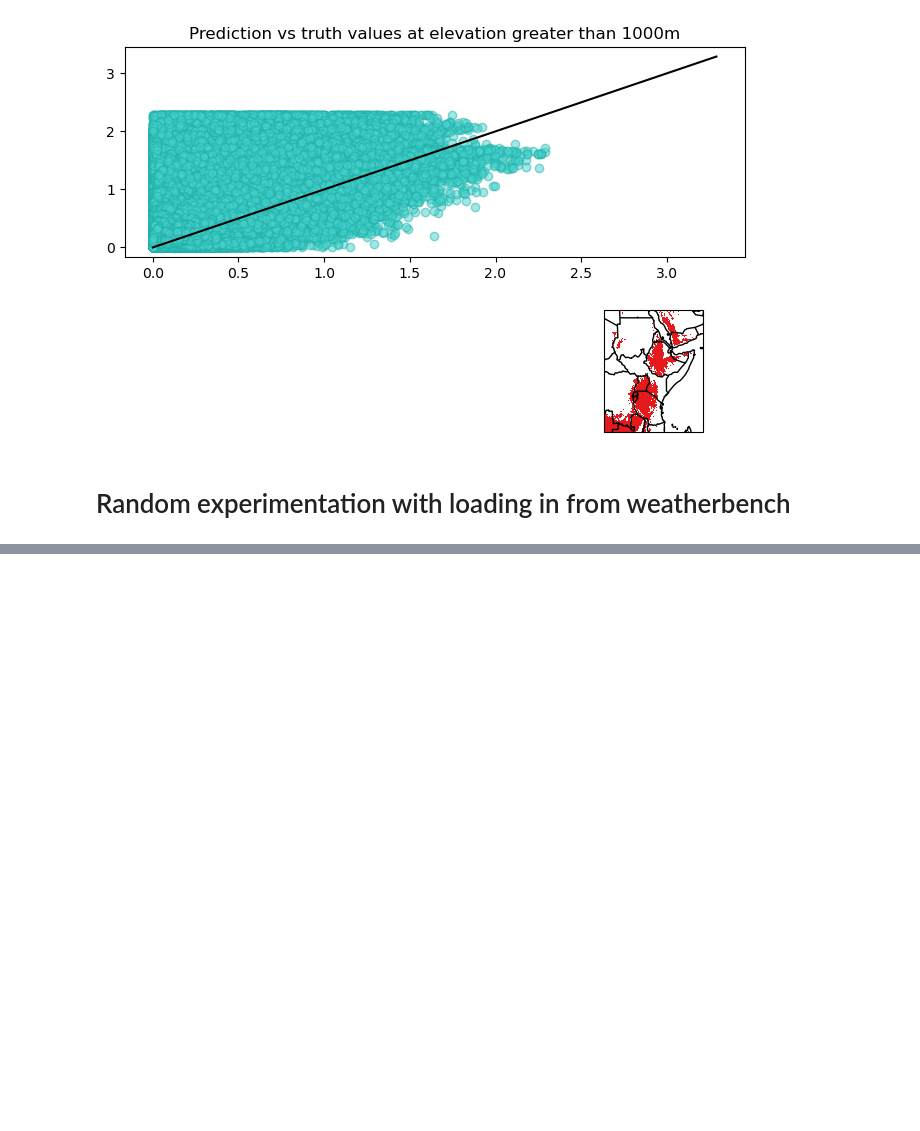
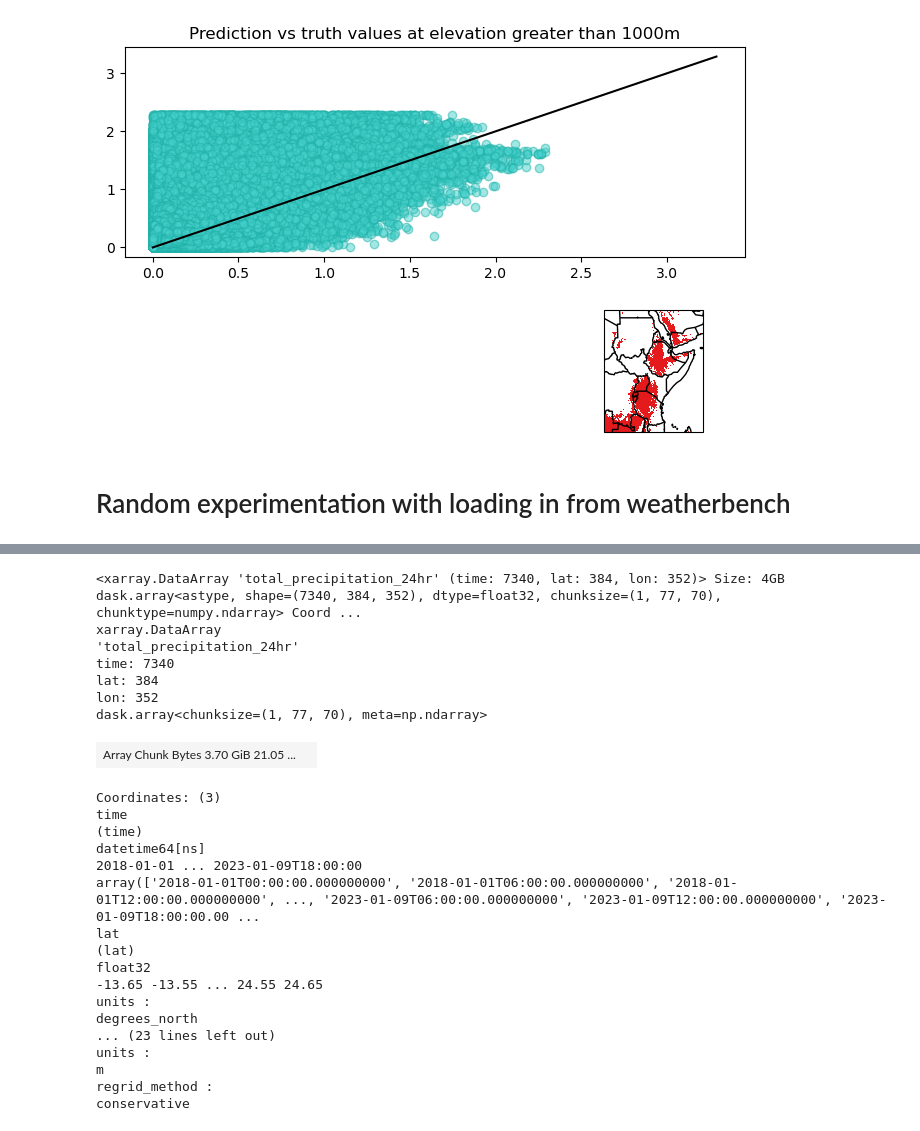
Before and after one commit to snath-xoc/AImodels_benchmarking, a Jupyter notebook: verification/AImodels_fcst_ver.ipynb, the cells around one changed output, grey strips where cells are left out. Saved outputs shown, nothing was run; the diff lists cells and outputs as text; code cells hidden in the pictures; blank space fills up the shorter version.

```diff
--- a/verification/AImodels_fcst_ver.ipynb
+++ b/verification/AImodels_fcst_ver.ipynb
@@ -545,4 +547,4 @@ ds = xr.open_zarr(store=store, consolidated=True)#.total_precipitation.sel({\
 #ds['time'] = pd.date_range(start=referen, periods=ds.sizes['time'], freq='H')
 # %%
 #ds = ds.resample(time='D').mean()
-ds
+df_era5 = ds.total_precipitation_24hr.sel({'time':np.arange('2018-01-01','2023-01-11',np.timedelta64(1,'D'),dtype='datetime64[ns]')})
@@ -566,0 +571,28 @@ Data variables: (12/62)
+# %%
+df_era5
+# %% [output]
+<xarray.DataArray 'total_precipitation_24hr' (time: 7340, lat: 384, lon: 352)> Size: 4GB dask.array<astype, shape=(7340, 384, 352), dtype=float32, chunksize=(1, 77, 70), chunktype=numpy.ndarray> Coord ...
+xarray.DataArray
+'total_precipitation_24hr'
+time: 7340
+lat: 384
+lon: 352
+dask.array<chunksize=(1, 77, 70), meta=np.ndarray>
+| Array Chunk Bytes 3.70 GiB 21.05 ... |  |
+Coordinates: (3)
+time
+(time)
+datetime64[ns]
+2018-01-01 ... 2023-01-09T18:00:00
+array(['2018-01-01T00:00:00.000000000', '2018-01-01T06:00:00.000000000', '2018-01-01T12:00:00.000000000', ..., '2023-01-09T06:00:00.000000000', '2023-01-09T12:00:00.000000000', '2023-01-09T18:00:00.00 ...
+lat
+(lat)
+float32
+-13.65 -13.55 ... 24.55 24.65
+units :
+degrees_north
+... (23 lines left out)
+units :
+m
+regrid_method :
+conservative
```
Also changed, not shown: parts of 22 cells of this notebook, 4 other files.
